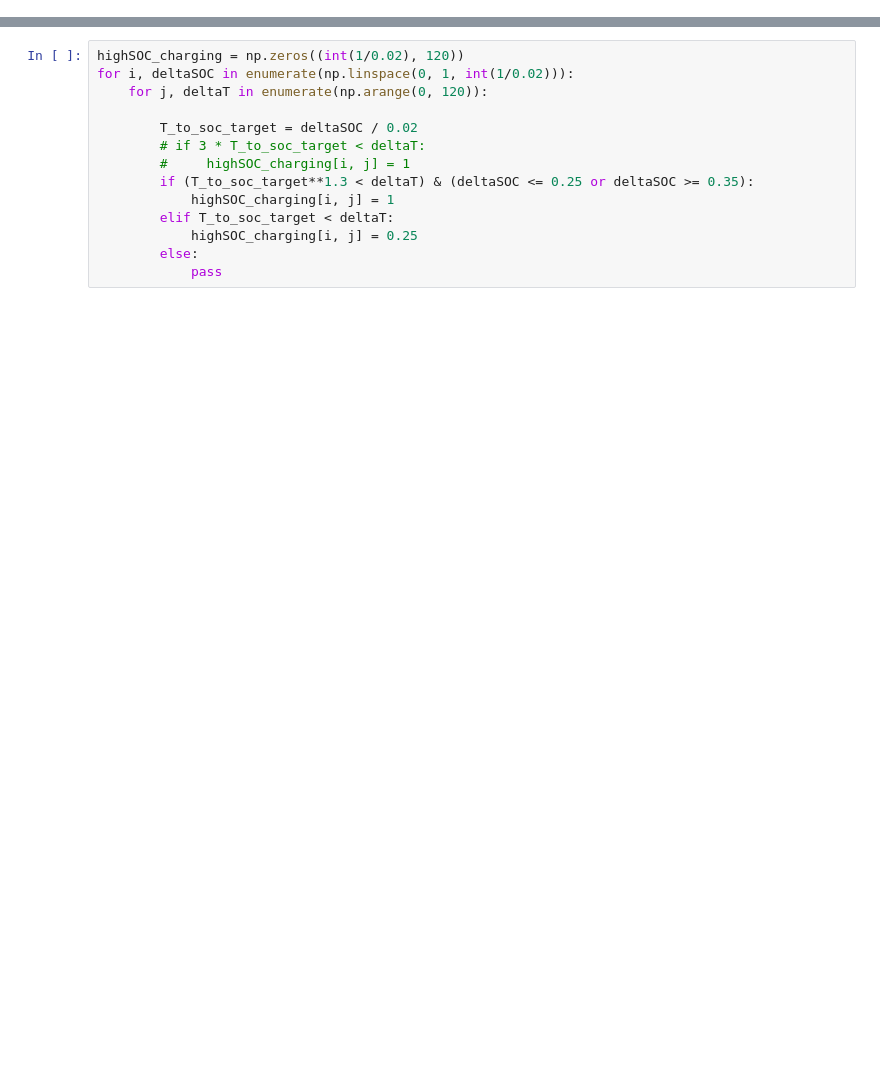
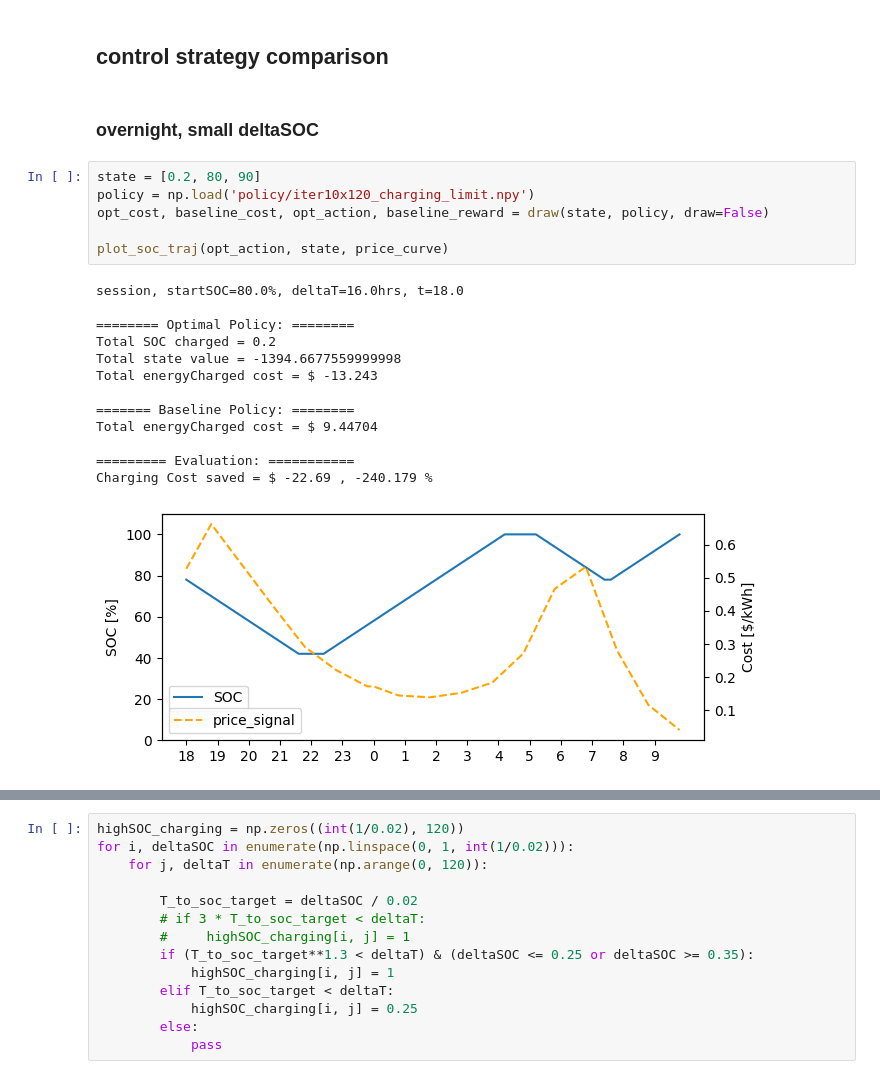
Before and after one commit to jarviskroos7/pev_intelligent_charging_control, a Jupyter notebook: notebooks/policy_analysis.ipynb, the cells around one changed output, grey strips where cells are left out. Saved outputs shown, nothing was run; the diff lists cells and outputs as text; blank space fills up the shorter version.

```diff
--- a/notebooks/policy_analysis.ipynb
+++ b/notebooks/policy_analysis.ipynb
@@ -25,0 +36,24 @@ else:
+# %% [markdown]
+## control strategy comparison
+# %% [markdown]
+### overnight, small deltaSOC
+# %%
+state = [0.2, 80, 90]
+policy = np.load('policy/iter10x120_charging_limit.npy')
+opt_cost, baseline_cost, opt_action, baseline_reward = draw(state, policy, draw=False)
+
+plot_soc_traj(opt_action, state, price_curve)
+# %% [output]
+session, startSOC=80.0%, deltaT=16.0hrs, t=18.0
+
+======== Optimal Policy: ========
+Total SOC charged = 0.2
+Total state value = -1394.6677559999998
+Total energyCharged cost = $ -13.243
+
+======= Baseline Policy: ========
+Total energyCharged cost = $ 9.44704
+
+========= Evaluation: ===========
+Charging Cost saved = $ -22.69 , -240.179 %
+[figure, added]
```
Also changed, not shown: parts of 55 cells of this notebook, 56 other files.
